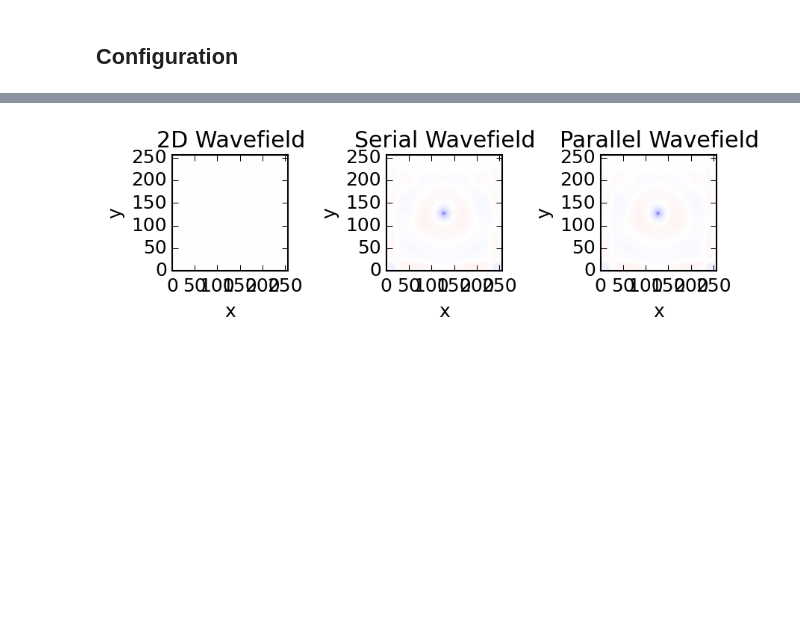
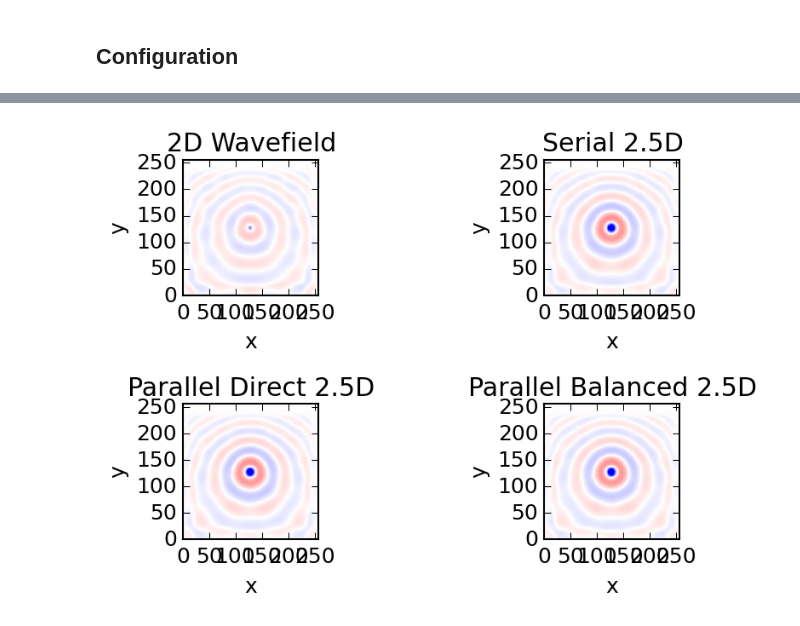
Before and after one commit to uwoseis/zephyr, a Jupyter notebook: Helmholtz-Parallel-2.5D.ipynb, the cells around one changed output, grey strips where cells are left out. Saved outputs shown, nothing was run; the diff lists cells and outputs as text; code cells hidden in the pictures; blank space fills up the shorter version.

Commit message:
Added (faster) load-balanced method.

```diff
--- a/Helmholtz-Parallel-2.5D.ipynb
+++ b/Helmholtz-Parallel-2.5D.ipynb
@@ -11,7 +11,8 @@ NB: For the comparisons here to be valid, the IPython parallel workers should be
 from IPython.parallel import Client
 pclient = Client()
 dview = pclient[:]
-nworkers = len(dview)
+lview = pclient.load_balanced_view()
+nworkers = len(pclient.ids)
 # %%
 # Imports synced to worker nodes
 with dview.sync_imports():
@@ -56,7 +57,7 @@ matplotlib.rc('font', **font)
 ## Configuration
 # %%
 cellSize    = 1             # m
-freq        = 5e1           # Hz
+freq        = 1e2           # Hz
 velocity    = 2500          # m/s
 density     = 2700          # units of density
 Q           = inf           # can be inf
@@ -125,6 +126,6 @@ Wall time: 2.84 s
 # %%
 %%time
-fieldsSer = map(modelfield, [systemConfig.copy() for i in xrange(len(kyrange))], kyrange)
+fieldsSer = map(modelfield, [systemConfig.copy() for i in xrange(nky)], kyrange)
 uSer = np.array(fieldsSer).sum(axis=0)
 print('2.5D Mode: Solving {0} 2D problems to form 3D wavefield'.format(nky))
 print('Serial with {0} MKL threads'.format(nthreads))
@@ -136,8 +137,8 @@ Wall time: 3min 40s
 # %%
 %%time
-res = dview.map(modelfield, [systemConfig.copy() for i in xrange(len(kyrange))], kyrange)
+res = dview.map(modelfield, [systemConfig.copy() for i in xrange(nky)], kyrange)
 uPar = np.array(res.get()).sum(axis=0)
 print('2.5D Mode: Solving {0} 2D problems to form 3D wavefield'.format(nky))
-print('Parallel on {0} workers with {1} MKL threads each'.format(nworkers, tpw))
+print('Parallel direct on {0} workers with {1} MKL threads each'.format(nworkers, tpw))
 # %% [output]
 2.5D Mode: Solving 80 2D problems to form 3D wavefield
@@ -147,26 +159,33 @@ Wall time: 17.2 s
 # %%
-amax    = abs(uPar).max()
+amax2D = abs(u0).max()
+amax3D = abs(uSer).max() * 1e-1
 
 fig = plt.figure()
 
-ax1 = plt.subplot(1,3,1, aspect=1)
+ax1 = plt.subplot(2,2,1, aspect=1)
 plt.set_cmap(cm.bwr)
 im1 = mesh.plotImage(u0, vType='N', ax=ax1)
-im1[0].set_clim(-amax, amax)
+im1[0].set_clim(-amax2D, amax2D)
 plt.title('2D Wavefield')
 
-ax2 = plt.subplot(1,3,2, aspect=1)
+ax2 = plt.subplot(2,2,2, aspect=1)
 plt.set_cmap(cm.bwr)
 im2 = mesh.plotImage(uSer, vType='N', ax=ax2)
-im2[0].set_clim(-amax, amax)
-plt.title('Serial Wavefield')
+im2[0].set_clim(-amax3D, amax3D)
+plt.title('Serial 2.5D')
 
-ax3 = plt.subplot(1,3,3, aspect=1)
+ax3 = plt.subplot(2,2,3, aspect=1)
 plt.set_cmap(cm.bwr)
 im3 = mesh.plotImage(uPar, vType='N', ax=ax3)
-im3[0].set_clim(-amax, amax)
-plt.title('Parallel Wavefield')
+im3[0].set_clim(-amax3D, amax3D)
+plt.title('Parallel Direct 2.5D')
+
+ax4 = plt.subplot(2,2,4, aspect=1)
+plt.set_cmap(cm.bwr)
+im4 = mesh.plotImage(uPar, vType='N', ax=ax4)
+im4[0].set_clim(-amax3D, amax3D)
+plt.title('Parallel Balanced 2.5D')
 
 fig.tight_layout()
 # %% [output]
-[figure, old version]
+[figure, new version]
```
Also changed, not shown: parts of 4 cells of this notebook.
